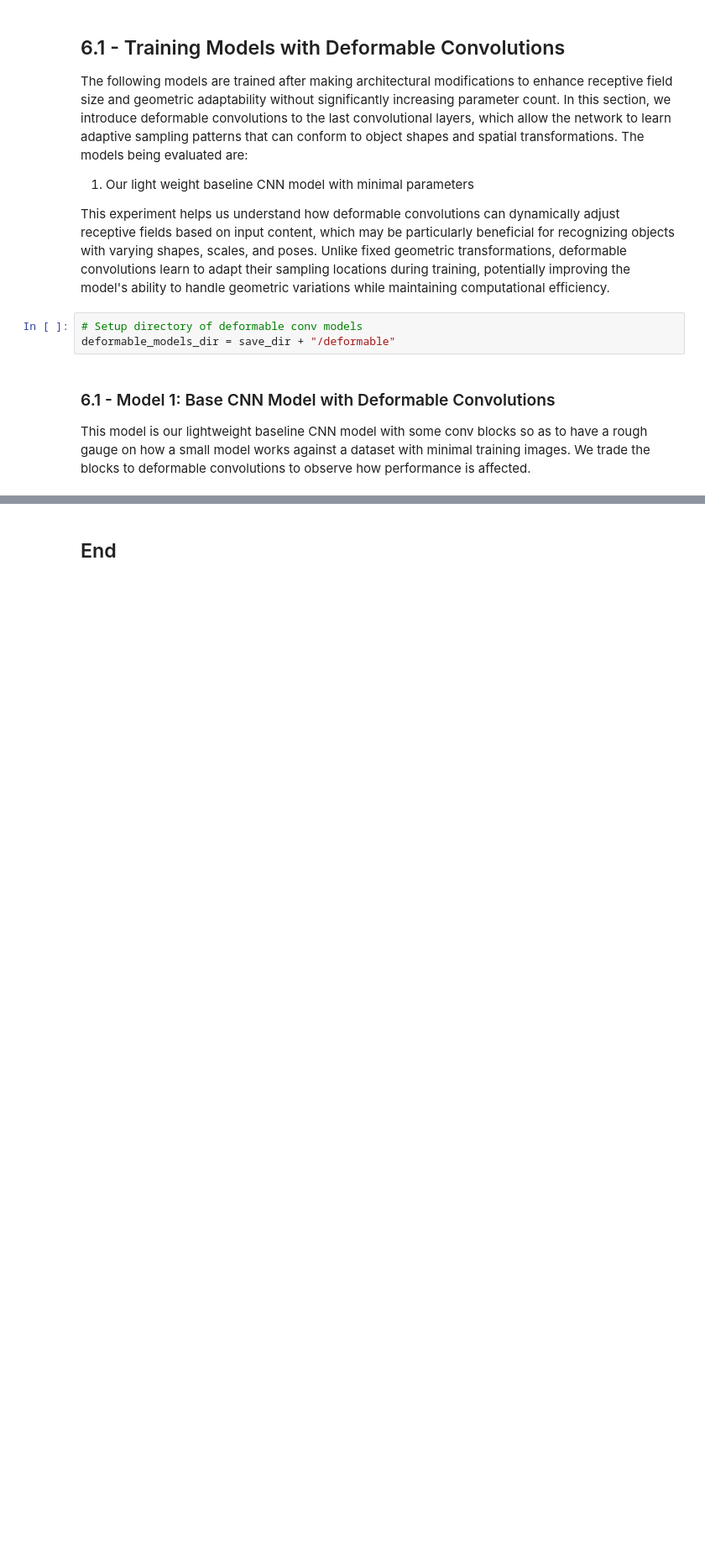
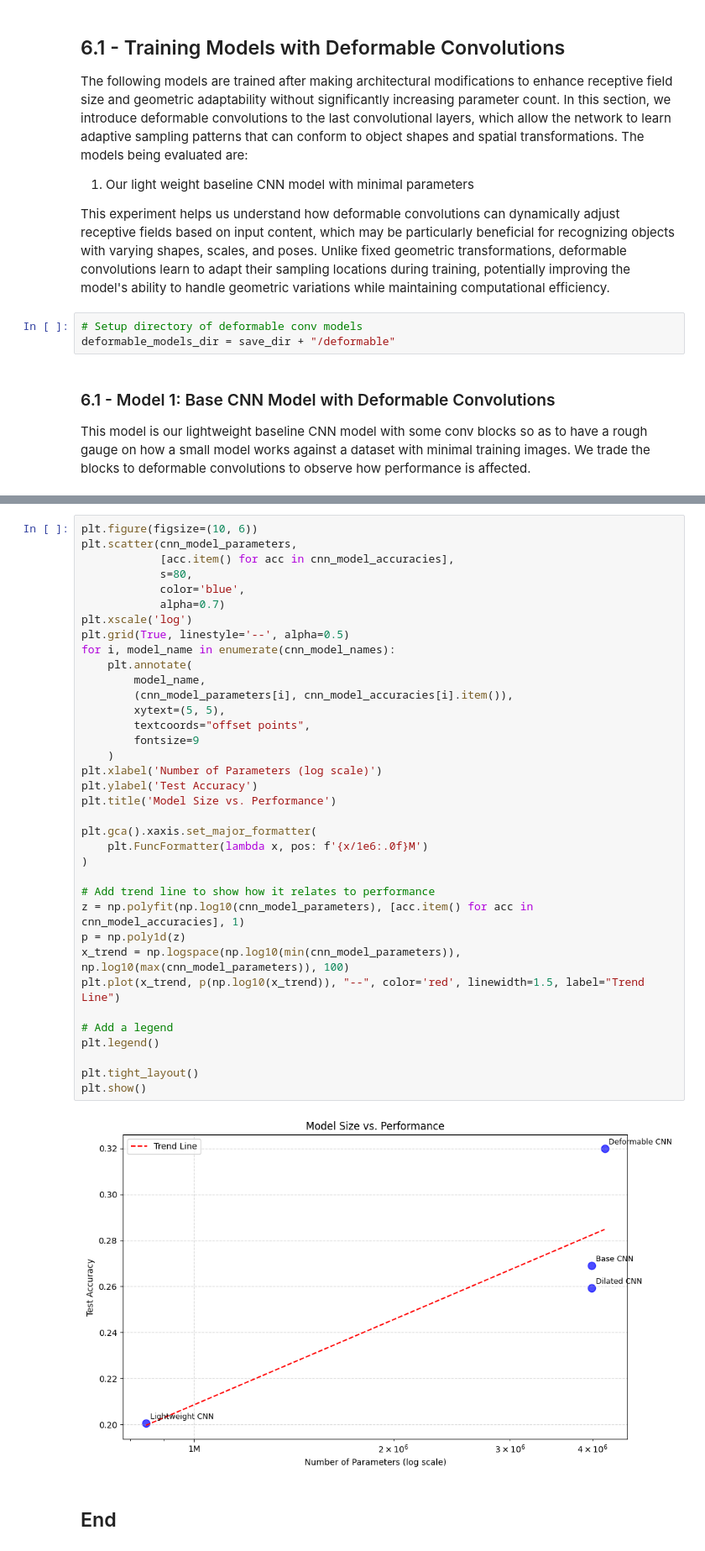
Before and after one commit to isaacchunn/flowers-recognition, a Jupyter notebook: flower-recognition.ipynb, the cells around one changed output, grey strips where cells are left out. Shown at 84% size. Saved outputs shown, nothing was run; the diff lists cells and outputs as text; blank space fills up the shorter version.

```diff
--- a/flower-recognition.ipynb
+++ b/flower-recognition.ipynb
@@ -1310,2 +1399,40 @@ passion flower       0.98      1.00      0.99        40
+# %%
+plt.figure(figsize=(10, 6))
+plt.scatter(cnn_model_parameters,
+            [acc.item() for acc in cnn_model_accuracies],
+            s=80,
+            color='blue',
+            alpha=0.7)
+plt.xscale('log')
+plt.grid(True, linestyle='--', alpha=0.5)
+for i, model_name in enumerate(cnn_model_names):
+    plt.annotate(
+        model_name,
+        (cnn_model_parameters[i], cnn_model_accuracies[i].item()),
+        xytext=(5, 5),
+        textcoords="offset points",
+        fontsize=9
+    )
+plt.xlabel('Number of Parameters (log scale)')
+plt.ylabel('Test Accuracy')
+plt.title('Model Size vs. Performance')
+
+plt.gca().xaxis.set_major_formatter(
+    plt.FuncFormatter(lambda x, pos: f'{x/1e6:.0f}M')
+)
+
+# Add trend line to show how it relates to performance
+z = np.polyfit(np.log10(cnn_model_parameters), [acc.item() for acc in cnn_model_accuracies], 1)
+p = np.poly1d(z)
+x_trend = np.logspace(np.log10(min(cnn_model_parameters)), np.log10(max(cnn_model_parameters)), 100)
+plt.plot(x_trend, p(np.log10(x_trend)), "--", color='red', linewidth=1.5, label="Trend Line")
+
+# Add a legend
+plt.legend()
+
+plt.tight_layout()
+plt.show()
+# %% [output]
+[figure, added]
 # %% [markdown]
 ## End
```
Also changed, not shown: parts of 10 cells of this notebook, 2 other files.
